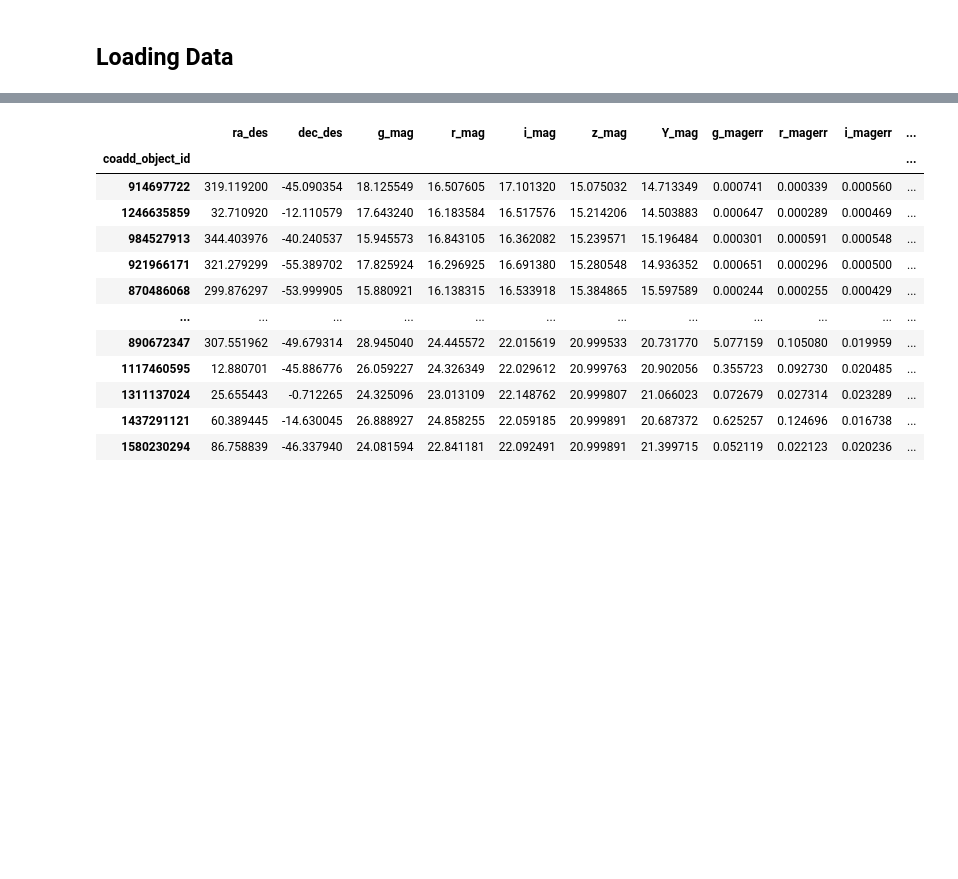
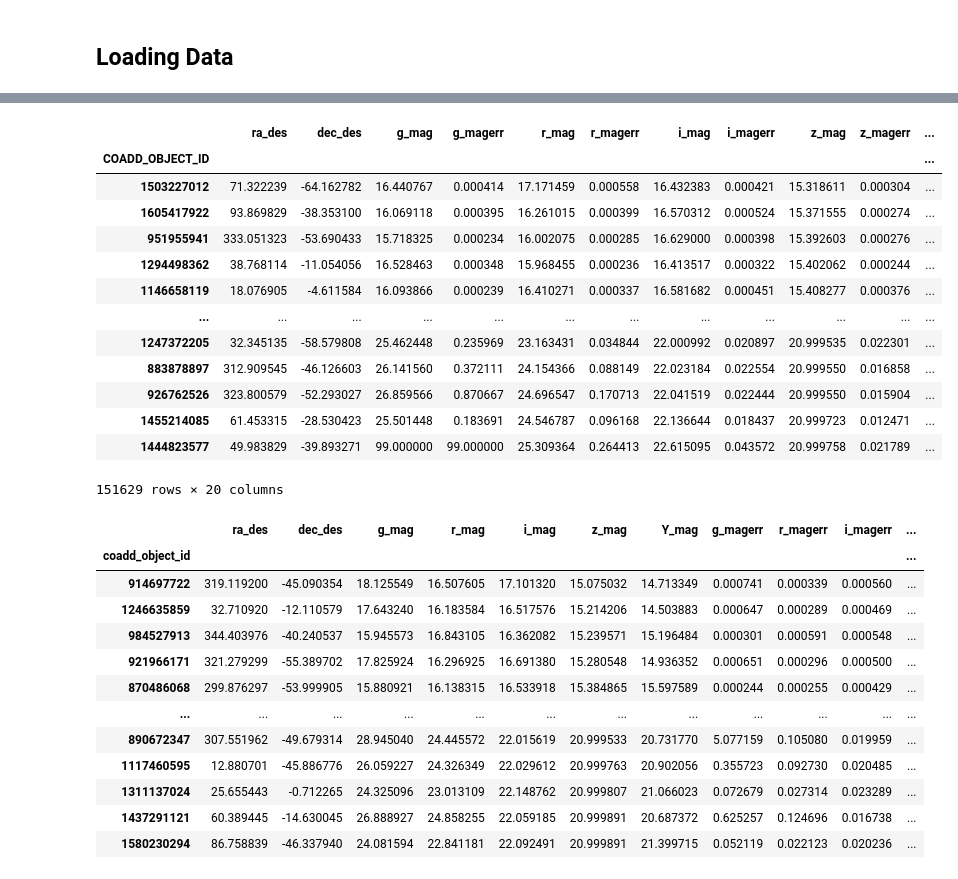
Before and after one commit to xbyrne/glq_mpia, a Jupyter notebook: selecting_data/magnitude_processing.ipynb, the cells around one changed output, grey strips where cells are left out. Drawn from its saved outputs; the diff is of its cells as text; code cells hidden in the pictures; blank space fills up the shorter version.

Commit message:
Rejigging repo; made some initial restructuring changes and started reworking processing of xmatched data

```diff
--- a/selecting_data/magnitude_processing.ipynb
+++ b/selecting_data/magnitude_processing.ipynb
@@ -3,8 +3,6 @@
 # %% [markdown]
 ## Loading Data
 # %%
-import numpy as np
 import pandas as pd
-pd.set_option('display.max_columns', 100)
 from astropy import units as u
 from tqdm import tqdm
@@ -25,3 +26,48 @@ Index(['t1_t1_ra', 't1_t1_dec', 't1_t1_mag_aper_4_g', 't1_t1_mag_aper_4_r',
+# %%
+full_df = pd.read_csv('../data/interim/des_wise_vhs_objects.csv', index_col=0)
+# %%
+old_names = [
+    'RA','DEC',
+    'MAG_APER_4_G','MAGERR_APER_4_G',
+    'MAG_APER_4_R','MAGERR_APER_4_R',
+    'MAG_APER_4_I','MAGERR_APER_4_I',
+    'MAG_APER_4_Z','MAGERR_APER_4_Z',
+    'MAG_APER_4_Y','MAGERR_APER_4_Y',
+    'Jpmag','e_Jpmag',
+    'Kspmag','e_Kspmag',
+    'FW1lbs','e_FW1lbs',
+    'FW2lbs','e_FW2lbs'
+]
+new_names = [
+    'ra_des','dec_des',
+    'g_mag','g_magerr',
+    'r_mag','r_magerr',
+    'i_mag','i_magerr',
+    'z_mag','z_magerr',
+    'Y_mag','Y_magerr',
+    'J_mag','J_magerr',
+    'K_mag','K_magerr',
+    'W1_flux','W1_fluxerr',
+    'W2_flux','W2_fluxerr'
+]
+neat_df = full_df[old_names].copy()
+neat_df.rename(columns = dict(zip(old_names, new_names)), inplace=True)
+neat_df
+# %% [output]
+|  | ra_des | dec_des | g_mag | g_magerr | r_mag | r_magerr | i_mag | i_magerr | z_mag | z_magerr | ... |
+| COADD_OBJECT_ID |  |  |  |  |  |  |  |  |  |  | ... |
+| 1503227012 | 71.322239 | -64.162782 | 16.440767 | 0.000414 | 17.171459 | 0.000558 | 16.432383 | 0.000421 | 15.318611 | 0.000304 | ... |
+| 1605417922 | 93.869829 | -38.353100 | 16.069118 | 0.000395 | 16.261015 | 0.000399 | 16.570312 | 0.000524 | 15.371555 | 0.000274 | ... |
+| 951955941 | 333.051323 | -53.690433 | 15.718325 | 0.000234 | 16.002075 | 0.000285 | 16.629000 | 0.000398 | 15.392603 | 0.000276 | ... |
+| 1294498362 | 38.768114 | -11.054056 | 16.528463 | 0.000348 | 15.968455 | 0.000236 | 16.413517 | 0.000322 | 15.402062 | 0.000244 | ... |
+| 1146658119 | 18.076905 | -4.611584 | 16.093866 | 0.000239 | 16.410271 | 0.000337 | 16.581682 | 0.000451 | 15.408277 | 0.000376 | ... |
+| ... | ... | ... | ... | ... | ... | ... | ... | ... | ... | ... | ... |
+| 1247372205 | 32.345135 | -58.579808 | 25.462448 | 0.235969 | 23.163431 | 0.034844 | 22.000992 | 0.020897 | 20.999535 | 0.022301 | ... |
+| 883878897 | 312.909545 | -46.126603 | 26.141560 | 0.372111 | 24.154366 | 0.088149 | 22.023184 | 0.022554 | 20.999550 | 0.016858 | ... |
+| 926762526 | 323.800579 | -52.293027 | 26.859566 | 0.870667 | 24.696547 | 0.170713 | 22.041519 | 0.022444 | 20.999550 | 0.015904 | ... |
+| 1455214085 | 61.453315 | -28.530423 | 25.501448 | 0.183691 | 24.546787 | 0.096168 | 22.136644 | 0.018437 | 20.999723 | 0.012471 | ... |
+| 1444823577 | 49.983829 | -39.893271 | 99.000000 | 99.000000 | 25.309364 | 0.264413 | 22.615095 | 0.043572 | 20.999758 | 0.021789 | ... |
+151629 rows × 20 columns
 # %%
 # Renaming columns for convenience
 neat_df = main_df.rename(columns={
```
Also changed, not shown: parts of 3 cells of this notebook, 5 other files.
